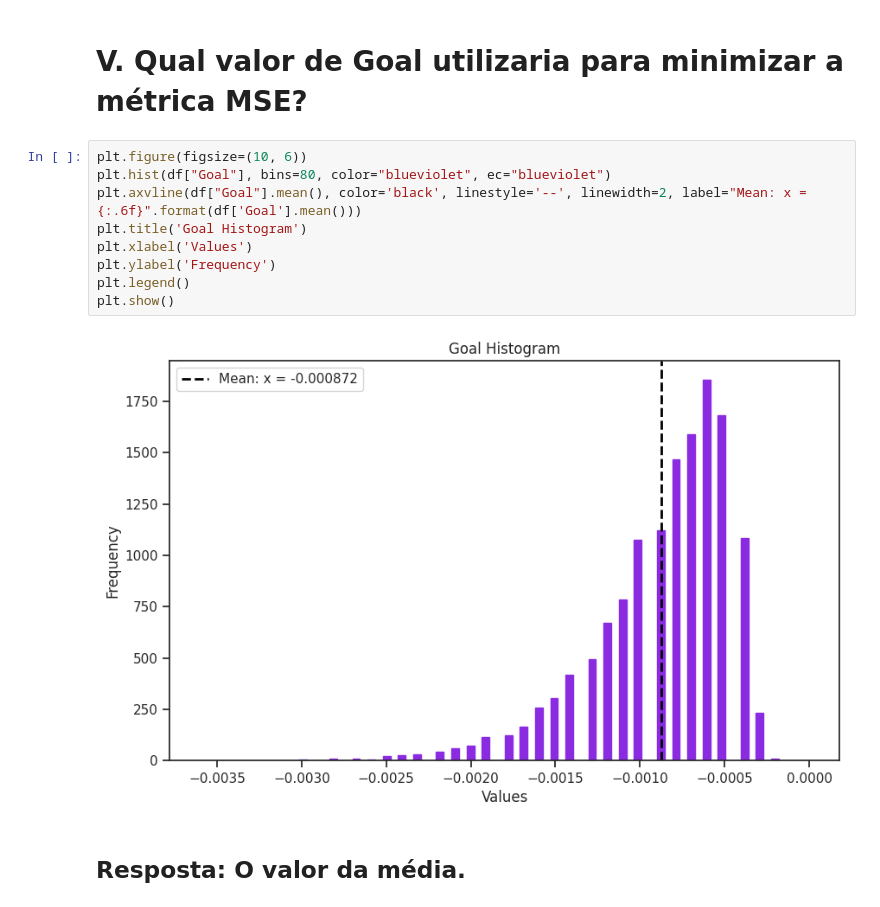
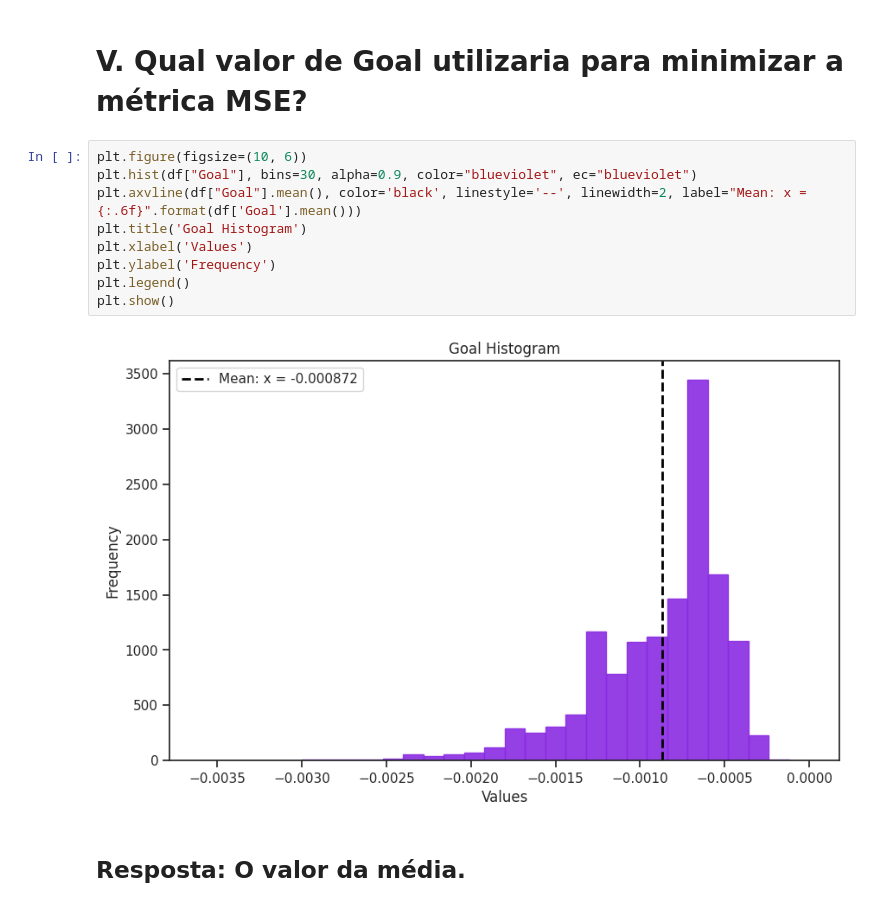
Before and after one commit to vinisilvag/iia-machine-learning, a Jupyter notebook: main.ipynb, the cells around one changed output. Cells and saved outputs as stored; diff of their text form.

```diff
--- a/main.ipynb
+++ b/main.ipynb
@@ -152,15 +152,15 @@ plt.show()
 # V. Qual valor de Goal utilizaria para minimizar a métrica MSE?
 # %%
 plt.figure(figsize=(10, 6))
-plt.hist(df["Goal"], bins=80, color="blueviolet", ec="blueviolet")
+plt.hist(df["Goal"], bins=30, alpha=0.9, color="blueviolet", ec="blueviolet")
 plt.axvline(df["Goal"].mean(), color='black', linestyle='--', linewidth=2, label="Mean: x = {:.6f}".format(df['Goal'].mean()))
 plt.title('Goal Histogram')
 plt.xlabel('Values')
 plt.ylabel('Frequency')
 plt.legend()
 plt.show()
 # %% [output]
-[figure, old version]
+[figure, new version]
 # %% [markdown]
 ## **Resposta:** O valor da média.
 # %% [markdown]
```
Also changed, not shown: parts of 42 cells of this notebook.
